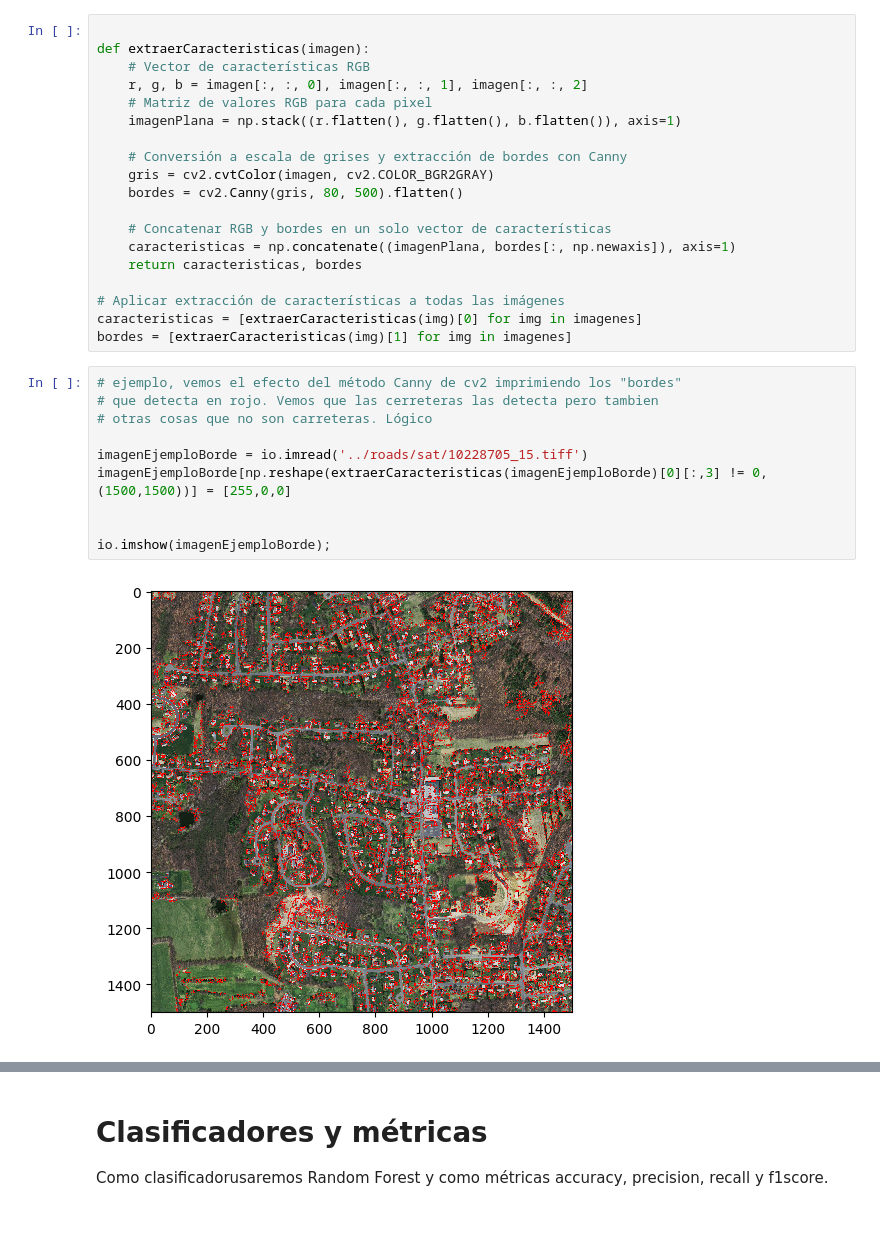
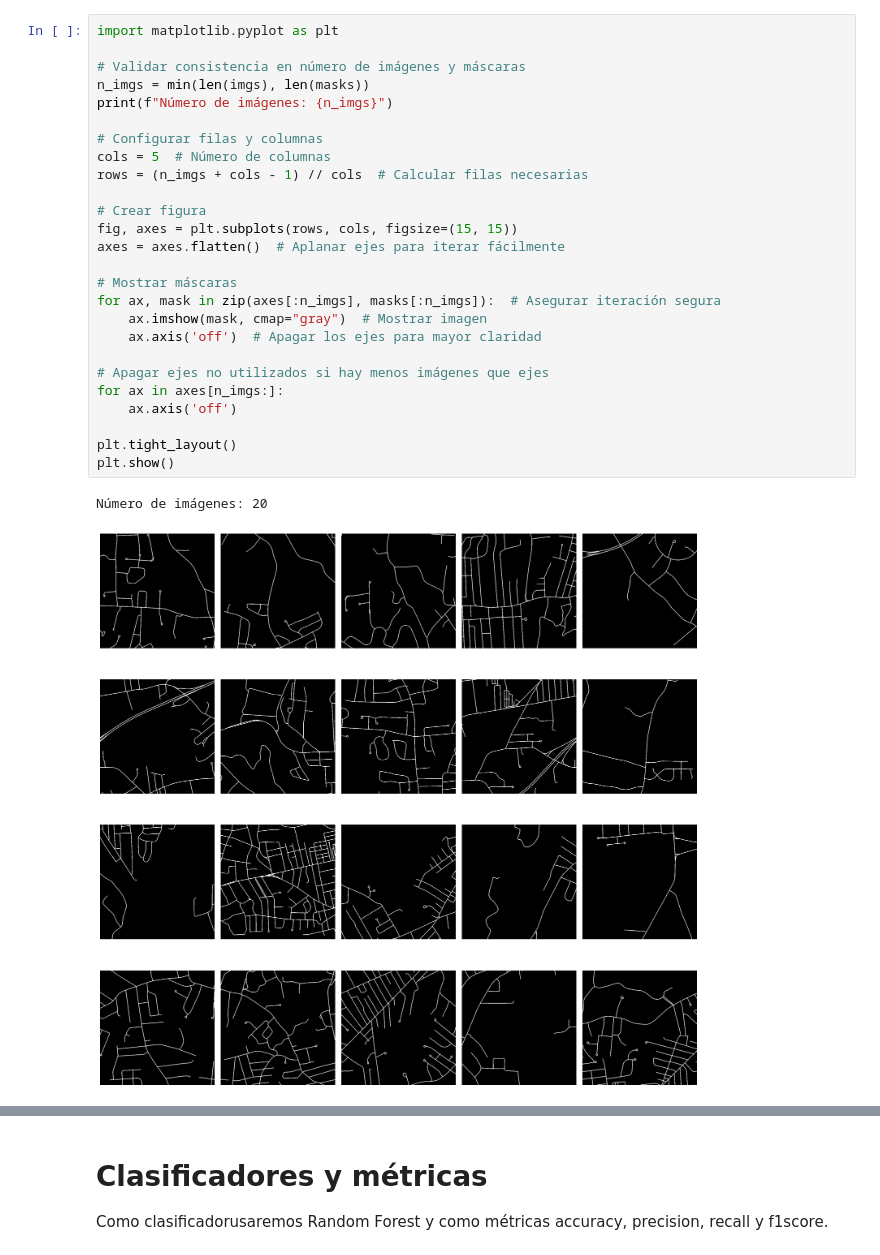
Before and after one commit to pabloChantada/PVC_investigacion, a Jupyter notebook: p3.ipynb, the cells around one changed output, grey strips where cells are left out. Saved outputs shown, nothing was run; the diff lists cells and outputs as text; blank space fills up the shorter version.

```diff
--- a/p3.ipynb
+++ b/p3.ipynb
@@ -117,32 +82,30 @@ else:
 Redimensionamiento completado.
-# %%
-
-def extraerCaracteristicas(imagen):
-    # Vector de características RGB
-    r, g, b = imagen[:, :, 0], imagen[:, :, 1], imagen[:, :, 2]
-    # Matriz de valores RGB para cada pixel
-    imagenPlana = np.stack((r.flatten(), g.flatten(), b.flatten()), axis=1)
-
-    # Conversión a escala de grises y extracción de bordes con Canny
-    gris = cv2.cvtColor(imagen, cv2.COLOR_BGR2GRAY)
-    bordes = cv2.Canny(gris, 80, 500).flatten()
-
-    # Concatenar RGB y bordes en un solo vector de características
-    caracteristicas = np.concatenate((imagenPlana, bordes[:, np.newaxis]), axis=1)
-    return caracteristicas, bordes
-
-# Aplicar extracción de características a todas las imágenes
-caracteristicas = [extraerCaracteristicas(img)[0] for img in imagenes]
-bordes = [extraerCaracteristicas(img)[1] for img in imagenes]
-# %%
-# ejemplo, vemos el efecto del método Canny de cv2 imprimiendo los "bordes"
-# que detecta en rojo. Vemos que las cerreteras las detecta pero tambien
-# otras cosas que no son carreteras. Lógico
-
-imagenEjemploBorde = io.imread('../roads/sat/10228705_15.tiff')
-imagenEjemploBorde[np.reshape(extraerCaracteristicas(imagenEjemploBorde)[0][:,3] != 0,(1500,1500))] = [255,0,0]
-
-
-io.imshow(imagenEjemploBorde);
-# %% [output]
-[figure, removed]
+# %%
+import matplotlib.pyplot as plt
+
+# Validar consistencia en número de imágenes y máscaras
+n_imgs = min(len(imgs), len(masks))
+print(f"Número de imágenes: {n_imgs}")
+
+# Configurar filas y columnas
+cols = 5  # Número de columnas
+rows = (n_imgs + cols - 1) // cols  # Calcular filas necesarias
+
+# Crear figura
+fig, axes = plt.subplots(rows, cols, figsize=(15, 15))
+axes = axes.flatten()  # Aplanar ejes para iterar fácilmente
+
+# Mostrar máscaras
+for ax, mask in zip(axes[:n_imgs], masks[:n_imgs]):  # Asegurar iteración segura
+    ax.imshow(mask, cmap="gray")  # Mostrar imagen
+    ax.axis('off')  # Apagar los ejes para mayor claridad
+
+# Apagar ejes no utilizados si hay menos imágenes que ejes
+for ax in axes[n_imgs:]:
+    ax.axis('off')
+
+plt.tight_layout()
+plt.show()
+# %% [output]
+Número de imágenes: 20
+[figure, added]
```
Also changed, not shown: parts of 23 cells of this notebook, 2 other files.
